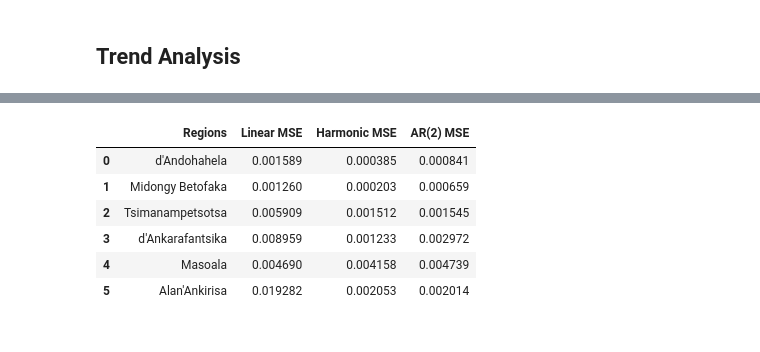
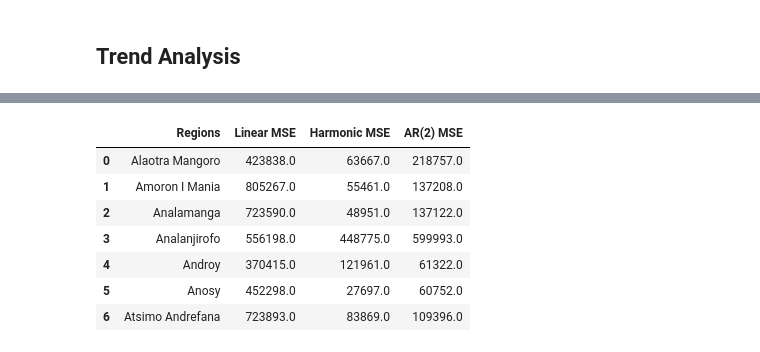
Before and after one commit to cashcountinchi/dsc180a_code, a Jupyter notebook: dsc180EE.ipynb, the cells around one changed output, grey strips where cells are left out. Saved outputs shown, nothing was run; the diff lists cells and outputs as text; code cells hidden in the pictures.

```diff
--- a/dsc180EE.ipynb
+++ b/dsc180EE.ipynb
@@ -144,16 +124,19 @@ geemap.show_image("gifs/modisEVI.gif")
 
 for i in range(len(dateRange[:12])):
     startDate, endDate = dateRange[i][0], dateRange[i][1]
+
+    # Masks images in a month and creates a composite image
     s2_sr_collection = get_s2_sr_cld_col(subset, startDate, endDate)
     s2_sr_median = s2_sr_collection.map(add_cld_shdw_mask
                                 ).map(apply_cld_shdw_mask
                                 ).median()
 
+    # Adds red, green, and blue bands to map
     m = folium.Map(location=subsetCenter, zoom_start=10)
     m.add_ee_layer(s2_sr_median,
                 {'bands': ['B4', 'B3', 'B2'],
                  'min': 0, 'max': 2500, 'gamma': 1.1},
-                 'S2 cloud-free mosaic', True, 1, 9)
+                 'S2 cloud-free mosaic')
 
     m.add_child(folium.LayerControl())
     print(startDate + " - " + endDate)
@@ -301 +223,4 @@ df
+# %%
+adminStats = pd.read_csv("data/adminDistrictStats.csv")
+parkStats = pd.read_csv("data/nationalParkStats.csv")
 # %%
@@ -401,13 +326,13 @@ alt.vconcat(*charts_1)
 
 charts_2, mseHarmonicMod = [], dict()
 
-for i in list(zip(df["Region"].unique(), colors)):
-    dfSubset = df[df["Region"] == i[0]]
+for i in list(zip(adminStats["Region"].unique(), colors)):
+    dfSubset = adminStats[adminStats["Region"] == i[0]]
     timeRadiansTrain = dfSubset["Years Since Epoch (t)"].values * 2 * math.pi
     timeRadiansTest = np.array(epochs2022) * 2 * math.pi
     dfSubset[["cos", "sin"]] = [[math.cos(j), math.sin(j)] for j in timeRadiansTrain]
 
-    trainFeatures, target = dfSubset[["Years Since Epoch (t)", "cos", "sin"]].values, dfSubset["Mean NDVI"].values.reshape(34, 1)
+    trainFeatures, target = dfSubset[["Years Since Epoch (t)", "cos", "sin"]].values, dfSubset["Mean NDVI"].values.reshape(35, 1)
 
     predFeatures = []
     for j in epochs2022:
@@ -419,8 +344,8 @@ for i in list(zip(df["Region"].unique(), colors)):
     dfSubset["Residual"] = np.round(target - harmonicMod.predict(trainFeatures), 3)
     mseHarmonicMod[i[0]] = np.mean(np.square(dfSubset["Residual"]))
 
-    predDf = pd.DataFrame({"Month": formattedAxisDates[34:],
-                           "Region": [i[0]] * 14,
+    predDf = pd.DataFrame({"Month": formattedAxisDates[35:],
+                           "Region": [i[0]] * 13,
                            "Predicted Mean NDVI": harmonicMod.predict(predFeatures
                                                             ).flatten()}
               ).round(3)
@@ -436,8 +361,8 @@ alt.vconcat(*charts_2)
 
 charts_3, mseAR = [], dict()
 
-for i in list(zip(df["Region"].unique(), colors)):
-    dfSubset = df[df["Region"] == i[0]]
+for i in list(zip(adminStats["Region"].unique(), colors)):
+    dfSubset = adminStats[adminStats["Region"] == i[0]]
 
     dfSubset["Mean NDVI (t-1)"] = dfSubset["Mean NDVI"].shift(1)
     dfSubset["Mean NDVI (t-2)"] = dfSubset["Mean NDVI"].shift(2)
@@ -479,16 +404,17 @@ alt.vconcat(*charts_3)
 # %% [output]
 [interactive output not drawn]
 # %%
-# MSE for training month
+# MSE for training months
 pd.DataFrame({"Regions": mseLinearMod.keys(),
               "Linear MSE": mseLinearMod.values(),
               "Harmonic MSE": mseHarmonicMod.values(),
-              "AR(2) MSE": mseAR.values()})
+              "AR(2) MSE": mseAR.values()}).round(0)
 # %% [output]
 |  | Regions | Linear MSE | Harmonic MSE | AR(2) MSE |
-| 0 | d'Andohahela | 0.001589 | 0.000385 | 0.000841 |
-| 1 | Midongy Betofaka | 0.001260 | 0.000203 | 0.000659 |
-| 2 | Tsimanampetsotsa | 0.005909 | 0.001512 | 0.001545 |
-| 3 | d'Ankarafantsika | 0.008959 | 0.001233 | 0.002972 |
-| 4 | Masoala | 0.004690 | 0.004158 | 0.004739 |
-| 5 | Alan'Ankirisa | 0.019282 | 0.002053 | 0.002014 |
+| 0 | Alaotra Mangoro | 423838.0 | 63667.0 | 218757.0 |
+| 1 | Amoron I Mania | 805267.0 | 55461.0 | 137208.0 |
+| 2 | Analamanga | 723590.0 | 48951.0 | 137122.0 |
+| 3 | Analanjirofo | 556198.0 | 448775.0 | 599993.0 |
+| 4 | Androy | 370415.0 | 121961.0 | 61322.0 |
+| 5 | Anosy | 452298.0 | 27697.0 | 60752.0 |
+| 6 | Atsimo Andrefana | 723893.0 | 83869.0 | 109396.0 |
```
Also changed, not shown: parts of 27 cells of this notebook, 14 other files.
